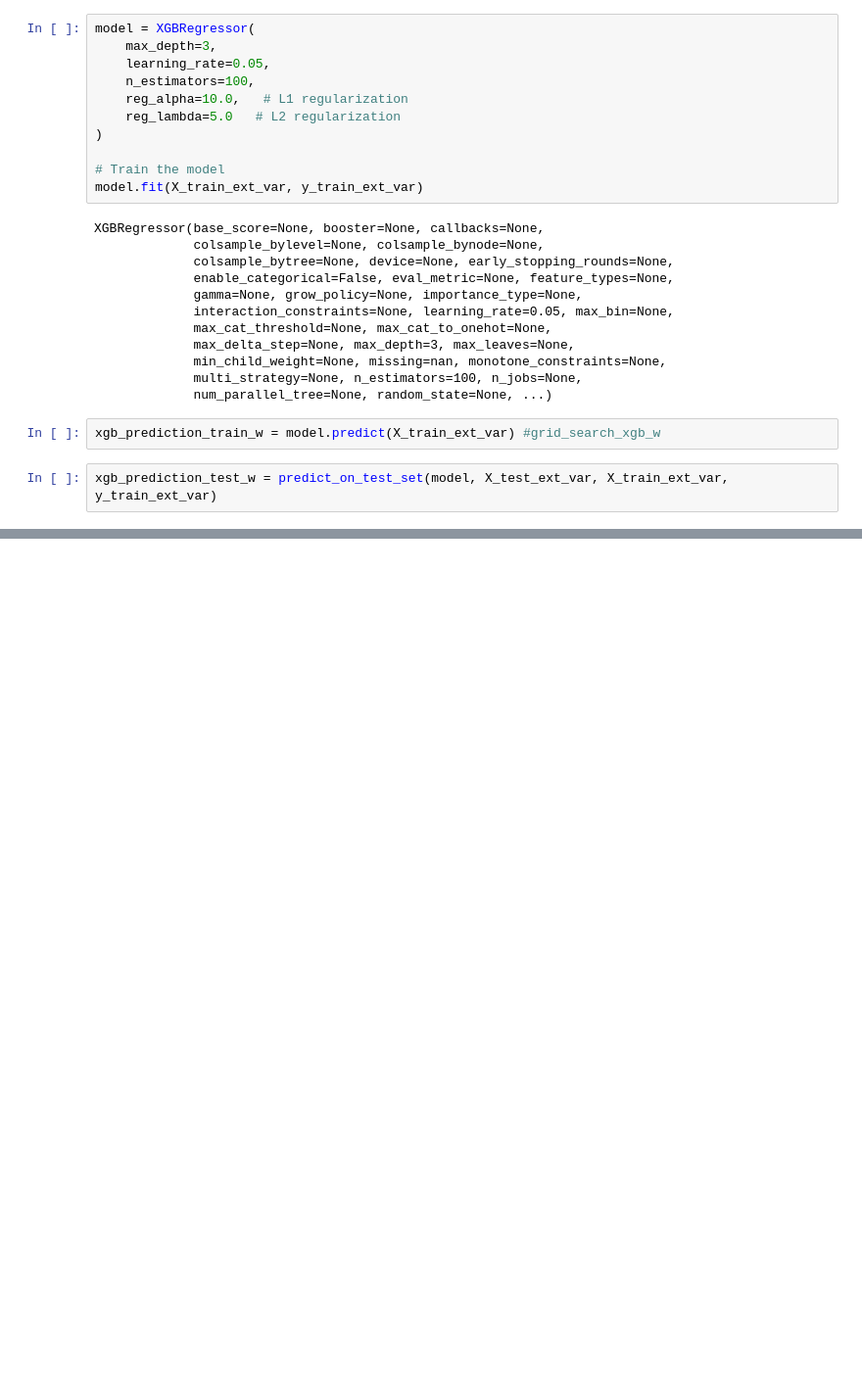
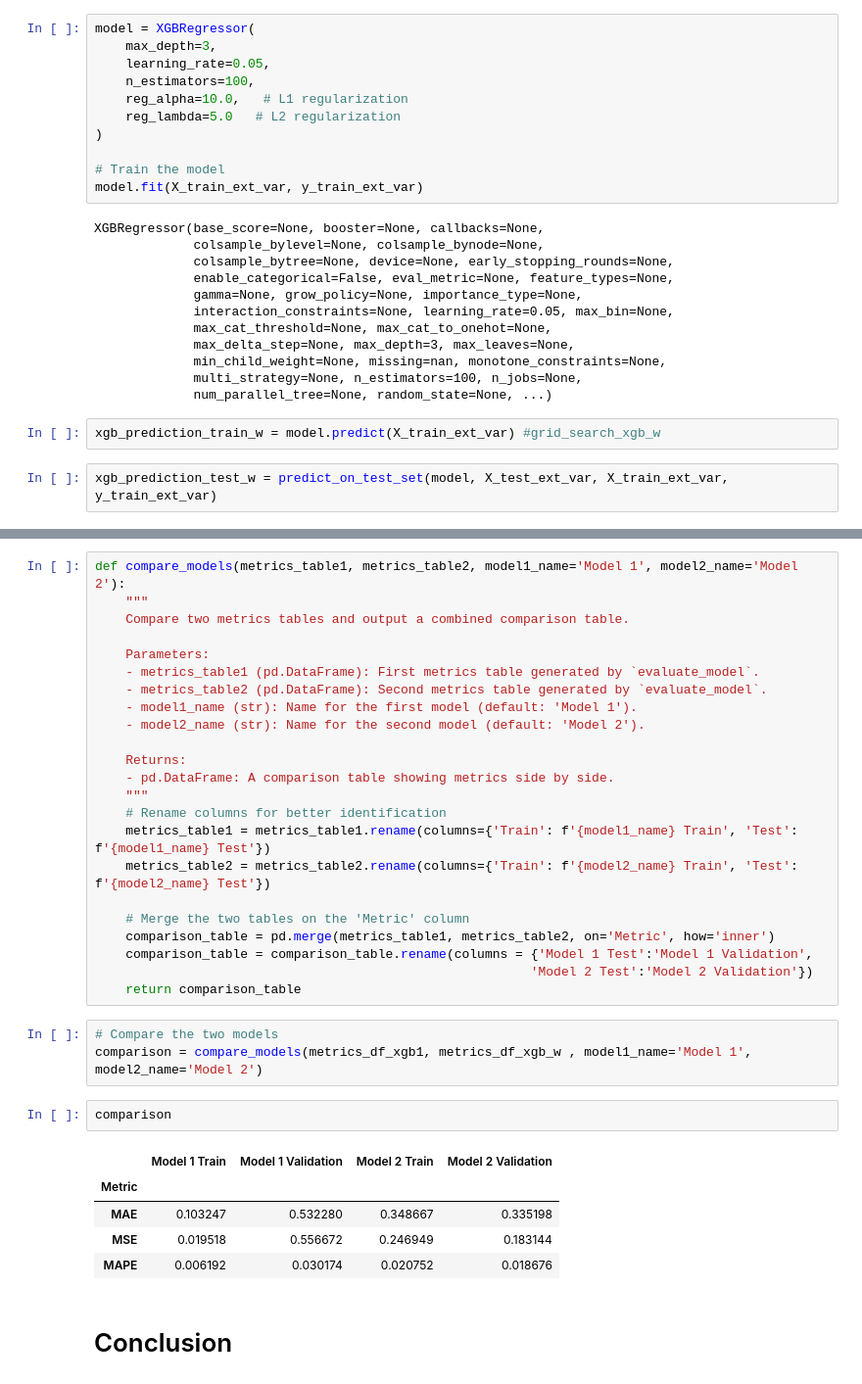
Before and after one commit to vanikanoria/ElectricityPriceForecasting, a Jupyter notebook: predicting-electricity-prices.ipynb, the cells around one changed output, grey strips where cells are left out. Shown at 98% size. Drawn from its saved outputs; the diff is of its cells as text; blank space fills up the shorter version.

```diff
--- a/predicting-electricity-prices.ipynb
+++ b/predicting-electricity-prices.ipynb
@@ -1241,0 +1150,36 @@ The model trained on the historical dataset serves as an upper bound and the one
+# %%
+def compare_models(metrics_table1, metrics_table2, model1_name='Model 1', model2_name='Model 2'):
+    """
+    Compare two metrics tables and output a combined comparison table.
+
+    Parameters:
+    - metrics_table1 (pd.DataFrame): First metrics table generated by `evaluate_model`.
+    - metrics_table2 (pd.DataFrame): Second metrics table generated by `evaluate_model`.
+    - model1_name (str): Name for the first model (default: 'Model 1').
+    - model2_name (str): Name for the second model (default: 'Model 2').
+
+    Returns:
+    - pd.DataFrame: A comparison table showing metrics side by side.
+    """
+    # Rename columns for better identification
+    metrics_table1 = metrics_table1.rename(columns={'Train': f'{model1_name} Train', 'Test': f'{model1_name} Test'})
+    metrics_table2 = metrics_table2.rename(columns={'Train': f'{model2_name} Train', 'Test': f'{model2_name} Test'})
+
+    # Merge the two tables on the 'Metric' column
+    comparison_table = pd.merge(metrics_table1, metrics_table2, on='Metric', how='inner')
+    comparison_table = comparison_table.rename(columns = {'Model 1 Test':'Model 1 Validation',
+                                                         'Model 2 Test':'Model 2 Validation'})
+    return comparison_table
+# %%
+# Compare the two models
+comparison = compare_models(metrics_df_xgb1, metrics_df_xgb_w , model1_name='Model 1', model2_name='Model 2')
+# %%
+comparison
+# %% [output]
+|  | Model 1 Train | Model 1 Validation | Model 2 Train | Model 2 Validation |
+| Metric |  |  |  |  |
+| MAE | 0.103247 | 0.532280 | 0.348667 | 0.335198 |
+| MSE | 0.019518 | 0.556672 | 0.246949 | 0.183144 |
+| MAPE | 0.006192 | 0.030174 | 0.020752 | 0.018676 |
+# %% [markdown]
+# Conclusion
```
Also changed, not shown: parts of 27 cells of this notebook.
